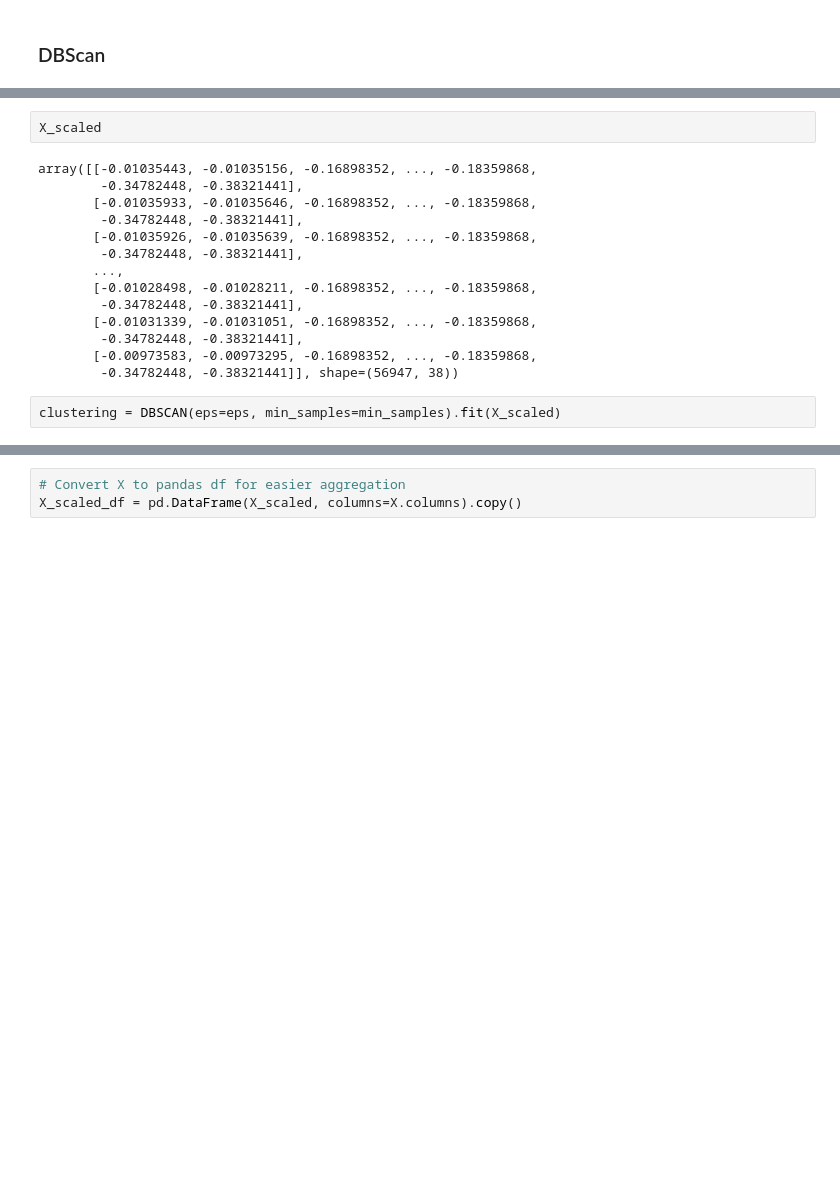
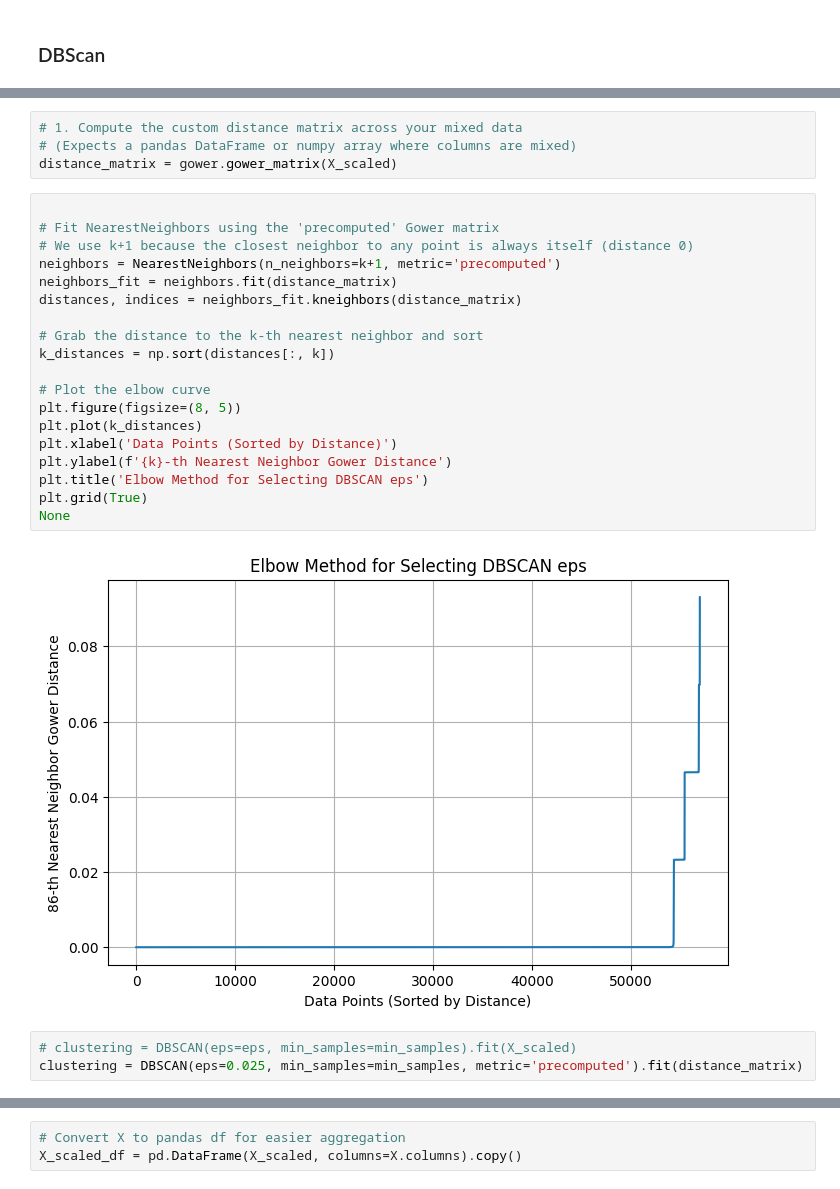
Before and after one commit to calebhadley1/DX799-capstone, a Jupyter notebook: Week11.ipynb, the cells around one changed output, grey strips where cells are left out. Cells and saved outputs as stored; diff of their text form; blank space fills up the shorter version.

```diff
--- a/Week11.ipynb
+++ b/Week11.ipynb
@@ -356,21 +364,31 @@ eps = 0.001 # Based on the curve, 3 looks to be where the elbow is
-# %%
-X_scaled
-# %% [output]
-array([[-0.01035443, -0.01035156, -0.16898352, ..., -0.18359868,
-        -0.34782448, -0.38321441],
-       [-0.01035933, -0.01035646, -0.16898352, ..., -0.18359868,
-        -0.34782448, -0.38321441],
-       [-0.01035926, -0.01035639, -0.16898352, ..., -0.18359868,
-        -0.34782448, -0.38321441],
-       ...,
-       [-0.01028498, -0.01028211, -0.16898352, ..., -0.18359868,
-        -0.34782448, -0.38321441],
-       [-0.01031339, -0.01031051, -0.16898352, ..., -0.18359868,
-        -0.34782448, -0.38321441],
-       [-0.00973583, -0.00973295, -0.16898352, ..., -0.18359868,
-        -0.34782448, -0.38321441]], shape=(56947, 38))
+# %%
+# 1. Compute the custom distance matrix across your mixed data
+# (Expects a pandas DataFrame or numpy array where columns are mixed)
+distance_matrix = gower.gower_matrix(X_scaled)
+# %%
+
+# Fit NearestNeighbors using the 'precomputed' Gower matrix
+# We use k+1 because the closest neighbor to any point is always itself (distance 0)
+neighbors = NearestNeighbors(n_neighbors=k+1, metric='precomputed')
+neighbors_fit = neighbors.fit(distance_matrix)
+distances, indices = neighbors_fit.kneighbors(distance_matrix)
+
+# Grab the distance to the k-th nearest neighbor and sort
+k_distances = np.sort(distances[:, k])
+
+# Plot the elbow curve
+plt.figure(figsize=(8, 5))
+plt.plot(k_distances)
+plt.xlabel('Data Points (Sorted by Distance)')
+plt.ylabel(f'{k}-th Nearest Neighbor Gower Distance')
+plt.title('Elbow Method for Selecting DBSCAN eps')
+plt.grid(True)
+None
+# %% [output]
+[figure, added]
 # %%
-clustering = DBSCAN(eps=eps, min_samples=min_samples).fit(X_scaled)
+# clustering = DBSCAN(eps=eps, min_samples=min_samples).fit(X_scaled)
+clustering = DBSCAN(eps=0.025, min_samples=min_samples, metric='precomputed').fit(distance_matrix)
 # %%
 labels = clustering.labels_
 
```
Also changed, not shown: parts of 37 cells of this notebook, 1 other file.
